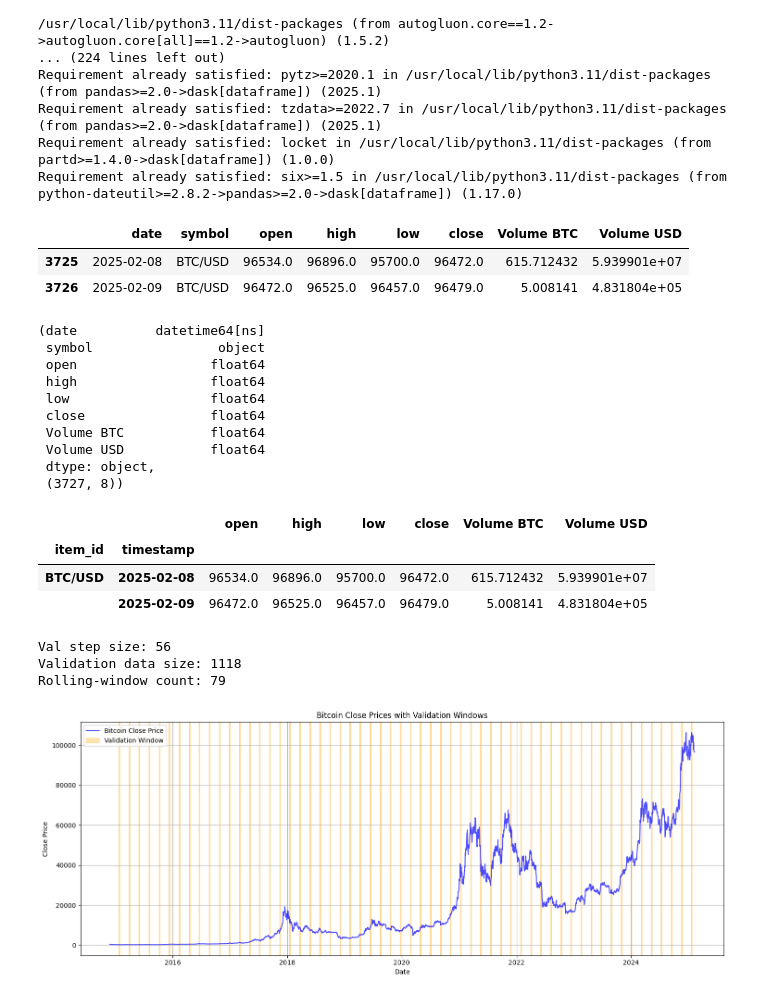
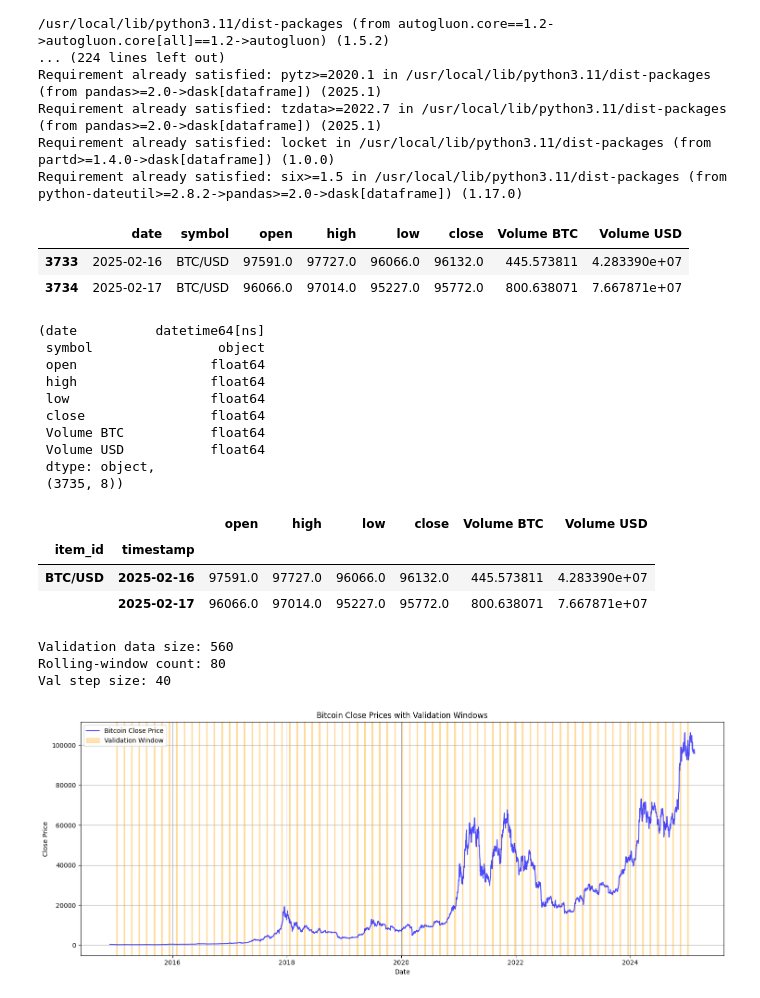
Before and after one commit to cibic89/btc_forecast, a Jupyter notebook: btc_forecast.ipynb, the cells around one changed output. Saved outputs shown, nothing was run; the diff lists cells and outputs as text; code cells hidden in the pictures.

Commit message:
Reduced max duration and implemented a better way to find step size between validation windows (val_step_size)

```diff
--- a/btc_forecast.ipynb
+++ b/btc_forecast.ipynb
@@ -65,11 +65,12 @@ except OSError:
 # %%
 df = pd.read_csv('drive/MyDrive/code_projects/btc_forecast/Bitstamp_BTCUSD_d.csv', skiprows=1, parse_dates=["date"])
 df = df.sort_values('date').drop(columns=["unix"]).reset_index(drop=True)
+df = df[df["date"] < pd.Timestamp("now").normalize()]  # Drop today's data as this is most likely incomplete
 df.tail(2)
 # %% [output]
 |  | date | symbol | open | high | low | close | Volume BTC | Volume USD |
-| 3725 | 2025-02-08 | BTC/USD | 96534.0 | 96896.0 | 95700.0 | 96472.0 | 615.712432 | 5.939901e+07 |
-| 3726 | 2025-02-09 | BTC/USD | 96472.0 | 96525.0 | 96457.0 | 96479.0 | 5.008141 | 4.831804e+05 |
+| 3733 | 2025-02-16 | BTC/USD | 97591.0 | 97727.0 | 96066.0 | 96132.0 | 445.573811 | 4.283390e+07 |
+| 3734 | 2025-02-17 | BTC/USD | 96066.0 | 97014.0 | 95227.0 | 95772.0 | 800.638071 | 7.667871e+07 |
 # %%
 df.dtypes, df.shape
 # %% [output]
@@ -82,7 +83,7 @@ df.dtypes, df.shape
  Volume BTC           float64
  Volume USD           float64
  dtype: object,
- (3727, 8))
+ (3735, 8))
 # %%
 ml_df = TimeSeriesDataFrame.from_data_frame(
     df,  # [df["date"]> '2022-11-08'],  # selecting data from last bull run - not a good idea (makes the model too optimistic)
@@ -97,22 +98,22 @@ train_data.tail(2)
 # %% [output]
 |  |  | open | high | low | close | Volume BTC | Volume USD |
 | item_id | timestamp |  |  |  |  |  |  |
-| BTC/USD | 2025-02-08 | 96534.0 | 96896.0 | 95700.0 | 96472.0 | 615.712432 | 5.939901e+07 |
-|  | 2025-02-09 | 96472.0 | 96525.0 | 96457.0 | 96479.0 | 5.008141 | 4.831804e+05 |
+| BTC/USD | 2025-02-16 | 97591.0 | 97727.0 | 96066.0 | 96132.0 | 445.573811 | 4.283390e+07 |
+|  | 2025-02-17 | 96066.0 | 97014.0 | 95227.0 | 95772.0 | 800.638071 | 7.667871e+07 |
 # %%
 # test_data.tail(2)
 # %%
-fact = 2
+
 train_data_size = len(train_data)
 
-val_step_size_n = int(dtp//0.25)*fact
-print("Val step size:", val_step_size_n)
-
-val_size = int(train_data_size*0.3)
+val_size = int(train_data_size*0.15)  # % of validation data
 print("Validation data size:", val_size)
 
-n_windows = (val_size//dtp)//fact
+n_windows = (val_size//dtp)
 print("Rolling-window count:", n_windows)
+
+val_step_size_n = (train_data_size - val_size) // (n_windows - 1)
+print("Val step size:", val_step_size_n)
 
 viz_df = train_data.reset_index().set_index("timestamp")
 
@@ -125,37 +126,37 @@ for i in range(n_windows):
     if end_idx <= len(viz_df):  # Ensure indices are within bounds
         validation_windows.append((start_idx, end_idx))
     current_iloc = end_idx + 1
 
 # Plot the Bitcoin close prices
 plt.figure(figsize=(15, 6))
 plt.plot(viz_df.index, viz_df["close"], label="Bitcoin Close Price", color="blue", alpha=0.7)
 
 # Highlight validation windows
 for start_idx, end_idx in validation_windows:
     plt.axvspan(viz_df.index[start_idx], viz_df.index[end_idx - 1],
                 color="orange", alpha=0.3,
                 label="Validation Window" if start_idx == validation_windows[0][0] else None)
 
 # Add labels and legend
 plt.title("Bitcoin Close Prices with Validation Windows")  # with n-fold: "+str(z))
 plt.xlabel("Date")
 plt.ylabel("Close Price")
 plt.legend()
 plt.grid()
 plt.tight_layout()
 
 try:
     plt.savefig(result_dir+date_today+'_val_windows.png')
 except Exception as e:
     print(e)
     pass
 
 plt.show()
 # %% [output]
-Val step size: 56
-Validation data size: 1118
-Rolling-window count: 79
+Validation data size: 560
+Rolling-window count: 80
+Val step size: 40
-[figure, old version]
+[figure, new version]
 # %%
 # models = ['SeasonalNaive', 'RecursiveTabular', 'DirectTabular', 'NPTS', 'DynamicOptimizedTheta',
 #           'AutoETS', 'ChronosZeroShot[bolt_base]', 'ChronosFineTuned[bolt_small]',
```
Also changed, not shown: parts of 4 cells of this notebook.
